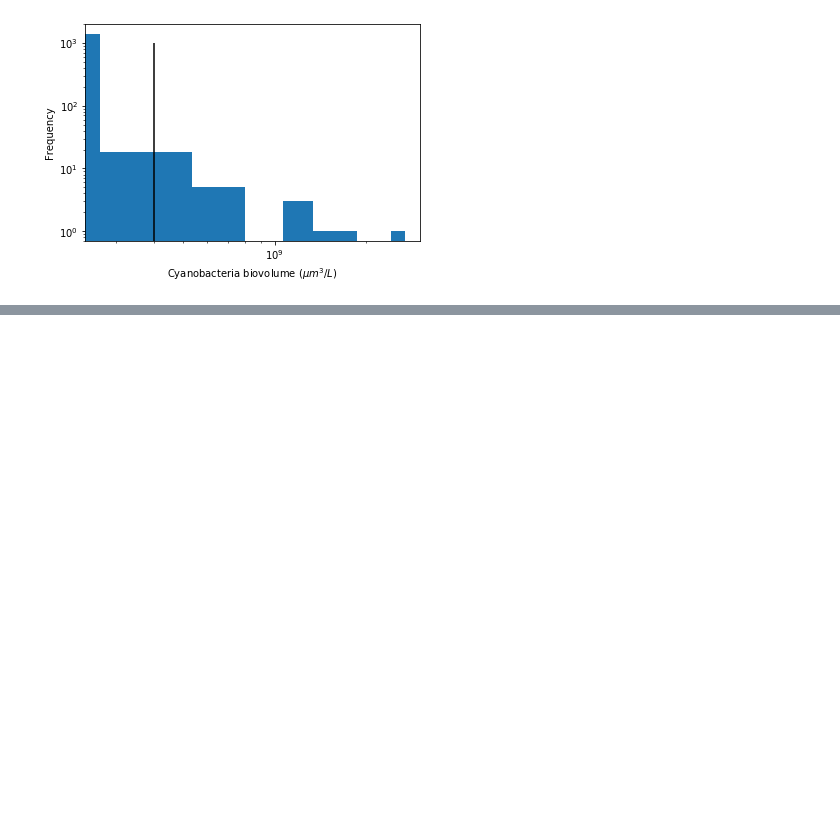
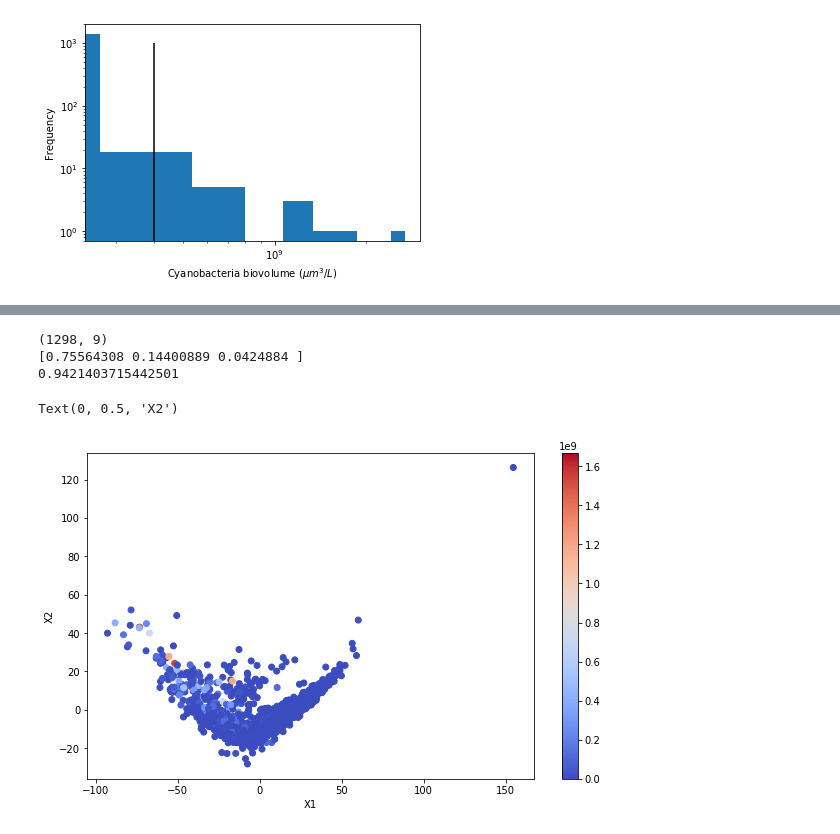
Before and after one commit to timolary/cyanobac-ml, a Jupyter notebook: Cyanobacteria.ipynb, the cells around one changed output, grey strips where cells are left out. Drawn from its saved outputs; the diff is of its cells as text; code cells hidden in the pictures; blank space fills up the shorter version.

```diff
--- a/Cyanobacteria.ipynb
+++ b/Cyanobacteria.ipynb
@@ -75,7 +78,7 @@ Text(0, 0.5, 'Frequency')
 [figure]
 # %%
 #Create cleaned dataframe, ds2:
-ds2 = ds1.drop(['StationID', 'Station', 'Date', 'Time', 'Stratum', 'Depth'], axis=1)
+ds2 = ds1.drop(['StationID', 'Station', 'Date', 'Time', 'Stratum', 'Depth', 'target'], axis=1)
 
 #Use regex to remove 'H's and 'J's
 ds2['Month'] = ds1['Date'].astype(str).str.extract('(\d\d)').astype(int) # This is just the month number
@@ -87,15 +90,6 @@ ds2['TempC'] = ds1['TempC'].astype(str).str.extract('([-+]?\d*\.\d+|\d+)').astyp
 ds2['Chla'] = ds1['Chla'].astype(str).str.extract('([-+]?\d*\.\d+|\d+)').astype(float)
 ds2['Secchi'] = ds1['Secchi'].astype(str).str.extract('([-+]?\d*\.\d+|\d+)').astype(float)
 ds2['N:P'] = ((ds2['TN']*1e-3)/14.007)/((ds2['TP']*1e-6)/30.974) #for TN in ds2['TN'] for TP in ds2['TP']]
-
-#Drop cyanobac biovolumes
-ds2 = ds2.drop(['NP_Cya_bio'], axis=1)
-
-#Assign X and y
-X = np.array(ds2.drop(['target'], axis=1))
-y = np.array(ds2['target'])
-
-#print((ds2))
-print(type(X))
-print(type(y))
+ds2['Target'] = [1 if x >= 4e8 else 0 for x in ds1['NP_Cya_bio']]
+ds2
 # %% [output]
@@ -103,0 +122,35 @@ print(type(y))
+# %%
+#PCA!
+
+#Drop all NAs:
+ds2 = ds2.dropna(axis=0, how='any')
+
+#Drop cyanobac biovolume and labels for X:
+X = np.array(ds2.drop(['Target', 'NP_Cya_bio'], axis=1))
+print(X.shape)
+
+#PCA - never scale the data for PCA. And we don't need to center it because sklearn does this automatically.
+pca = decomposition.PCA(n_components=3)
+pca.fit(X)
+X_pca = pca.transform(X)
+
+#Eigenvalues:
+print(pca.explained_variance_ratio_)
+print(sum(pca.explained_variance_ratio_))
+#The first two components explain 90% of the variance!
+#The first three components explain 94% of variance!
+
+#2D Plot
+fig, ax = plt.subplots(figsize=(10,6))
+scatter_plot = ax.scatter(X_pca[:,0], X_pca[:,1], c=np.array(ds2['NP_Cya_bio']), cmap=plt.cm.coolwarm)
+fig.colorbar(scatter_plot, ax=ax )
+ax.set_xlabel('X1')
+ax.set_ylabel('X2')
+
+#3D Plot
+# %% [output]
+(1298, 9)
+[0.75564308 0.14400889 0.0424884 ]
+0.9421403715442501
+Text(0, 0.5, 'X2')
+[figure, added]
```
Also changed, not shown: parts of 4 cells of this notebook.
